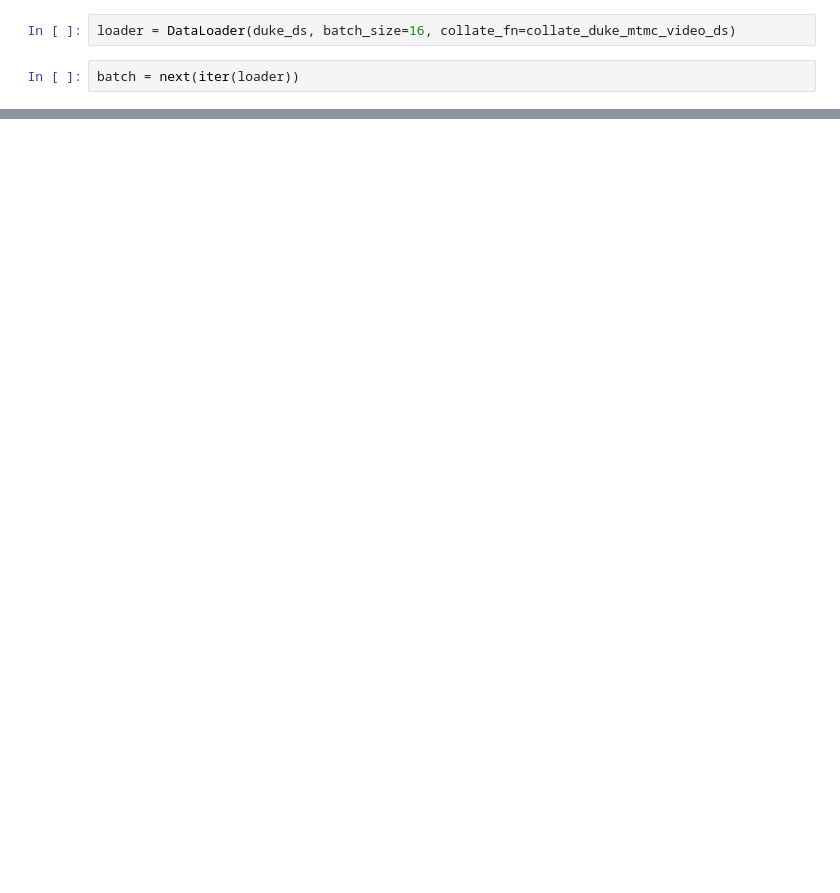
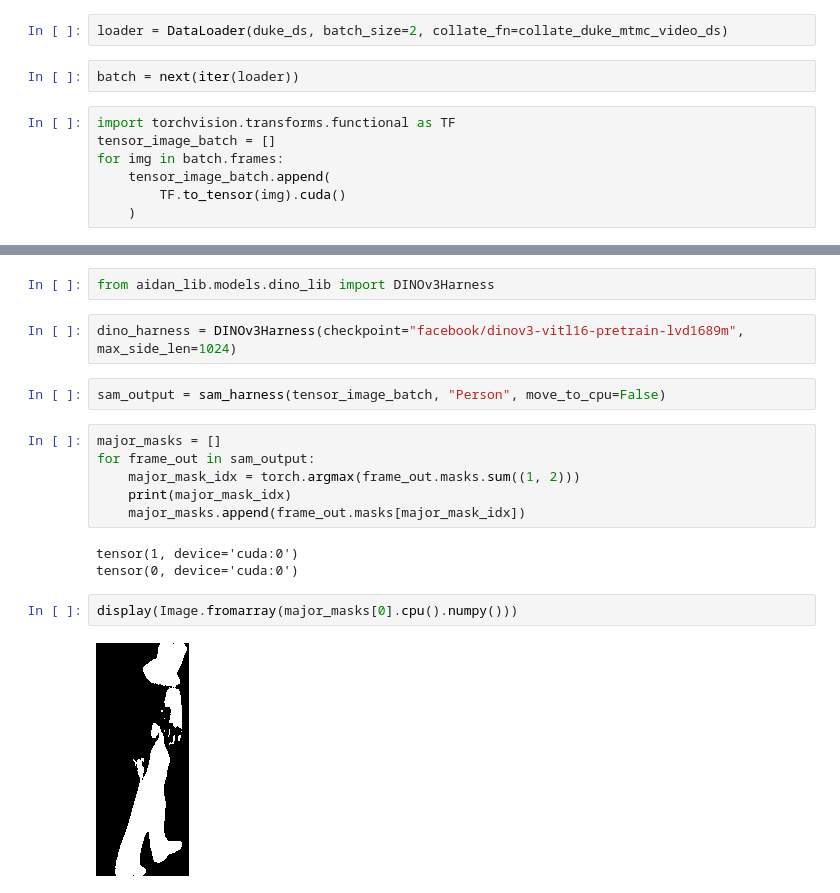
Before and after one commit to Veldrovive/open-vocab-reid, a Jupyter notebook: notebooks/DukeMTMC-VideoReID.ipynb, the cells around one changed output, grey strips where cells are left out. Cells and saved outputs as stored; diff of their text form; blank space fills up the shorter version.

```diff
--- a/notebooks/DukeMTMC-VideoReID.ipynb
+++ b/notebooks/DukeMTMC-VideoReID.ipynb
@@ -36,7 +43,14 @@ Finished loading model
 # %%
 from torch.utils.data import DataLoader
 # %%
-loader = DataLoader(duke_ds, batch_size=16, collate_fn=collate_duke_mtmc_video_ds)
+loader = DataLoader(duke_ds, batch_size=2, collate_fn=collate_duke_mtmc_video_ds)
 # %%
 batch = next(iter(loader))
+# %%
+import torchvision.transforms.functional as TF
+tensor_image_batch = []
+for img in batch.frames:
+    tensor_image_batch.append(
+        TF.to_tensor(img).cuda()
+    )
 # %%
@@ -72,2 +66,21 @@ display(Image.fromarray(out[1].masks[0].numpy()))
 # %% [output]
 [figure]
+# %%
+from aidan_lib.models.dino_lib import DINOv3Harness
+# %%
+dino_harness = DINOv3Harness(checkpoint="facebook/dinov3-vitl16-pretrain-lvd1689m", max_side_len=1024)
+# %%
+sam_output = sam_harness(tensor_image_batch, "Person", move_to_cpu=False)
+# %%
+major_masks = []
+for frame_out in sam_output:
+    major_mask_idx = torch.argmax(frame_out.masks.sum((1, 2)))
+    print(major_mask_idx)
+    major_masks.append(frame_out.masks[major_mask_idx])
+# %% [output]
+tensor(1, device='cuda:0')
+tensor(0, device='cuda:0')
+# %%
+display(Image.fromarray(major_masks[0].cpu().numpy()))
+# %% [output]
+[figure, added]
```
Also changed, not shown: parts of 15 cells of this notebook, 19 other files.
